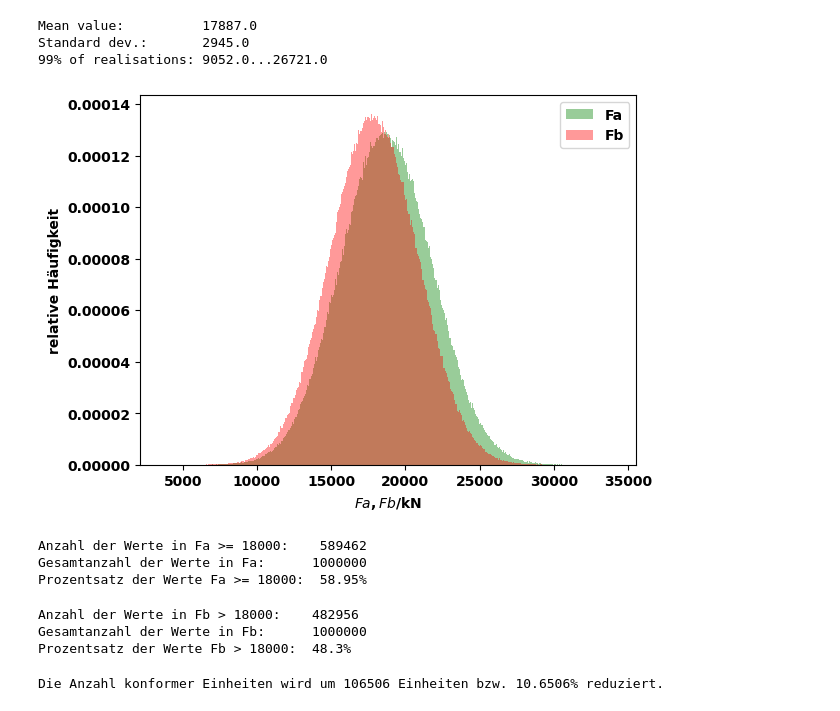
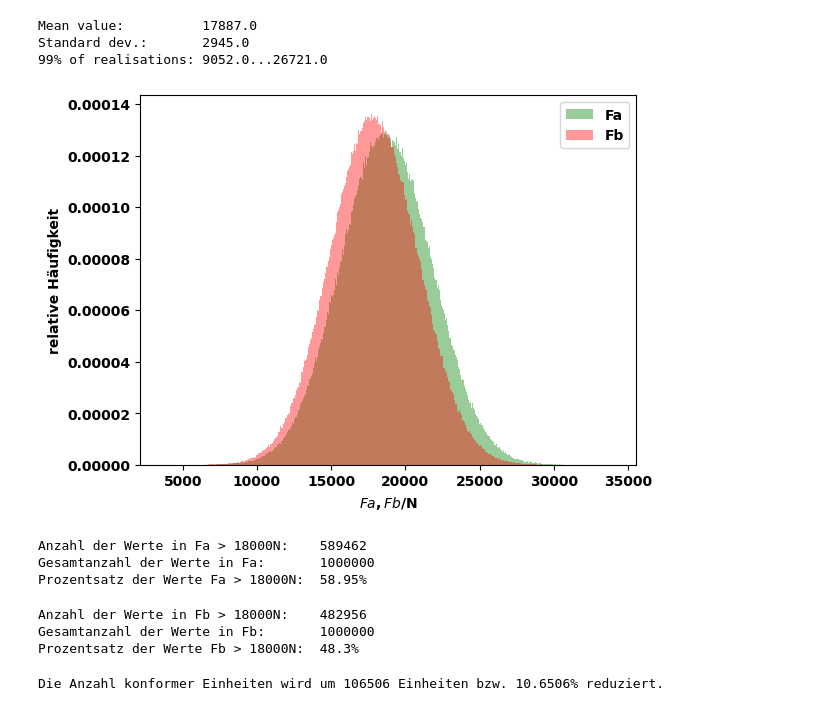
Before and after one commit to FHAC-MdQM/monte-carlo-simulation-LeoSchnuch, a Jupyter notebook: MonteCarlo.ipynb, the cells around one changed output. Drawn from its saved outputs; the diff is of its cells as text; code cells hidden in the pictures.

```diff
--- a/MonteCarlo.ipynb
+++ b/MonteCarlo.ipynb
@@ -145,36 +145,36 @@ Standard dev.:       2945.0
 # %%
 # Verteilungen der Kräfte Fa und Fb
 nbins = 500  # Erhöhen Sie die Anzahl der Bins
 plt.hist(Fa, density = True, bins=nbins, alpha=0.4, label='Fa', color='green')
 plt.hist(Fb, density = True, bins=nbins, alpha=0.4, label='Fb', color='red')
 plt.ylabel('relative Häufigkeit')
-plt.xlabel('$Fa, Fb$/kN')
+plt.xlabel('$Fa, Fb$/N')
 plt.legend()
 plt.show()
 # %% [output]
-[figure, old version]
+[figure, new version]
 # %%
 #Anzahl konformer Werte in Fa
-a = np.count_nonzero(Fa >= 18000)
+a = np.count_nonzero(Fa > 18000)
 a_in_Fa = round(a / N * 100, 2)
 
-print(f"Anzahl der Werte in Fa >= 18000:    {a}")
-print(f"Gesamtanzahl der Werte in Fa:      {N}")
-print(f"Prozentsatz der Werte Fa >= 18000:  {a_in_Fa}%")
+print(f"Anzahl der Werte in Fa > 18000N:    {a}")
+print(f"Gesamtanzahl der Werte in Fa:       {N}")
+print(f"Prozentsatz der Werte Fa > 18000N:  {a_in_Fa}%")
 # %% [output]
-Anzahl der Werte in Fa >= 18000:    589462
-Gesamtanzahl der Werte in Fa:      1000000
-Prozentsatz der Werte Fa >= 18000:  58.95%
+Anzahl der Werte in Fa > 18000N:    589462
+Gesamtanzahl der Werte in Fa:       1000000
+Prozentsatz der Werte Fa > 18000N:  58.95%
 # %%
 #Anzahl konformer Werte in Fb
 b = np.count_nonzero(Fb > 18000)
 b_in_Fb = round(b / N * 100, 2)
 
-print(f"Anzahl der Werte in Fb > 18000:    {b}")
-print(f"Gesamtanzahl der Werte in Fb:      {N}")
-print(f"Prozentsatz der Werte Fb > 18000:  {b_in_Fb}%")
+print(f"Anzahl der Werte in Fb > 18000N:    {b}")
+print(f"Gesamtanzahl der Werte in Fb:       {N}")
+print(f"Prozentsatz der Werte Fb > 18000N:  {b_in_Fb}%")
 # %% [output]
-Anzahl der Werte in Fb > 18000:    482956
-Gesamtanzahl der Werte in Fb:      1000000
-Prozentsatz der Werte Fb > 18000:  48.3%
+Anzahl der Werte in Fb > 18000N:    482956
+Gesamtanzahl der Werte in Fb:       1000000
+Prozentsatz der Werte Fb > 18000N:  48.3%
 # %%
```
Also changed, not shown: parts of 2 cells of this notebook.
